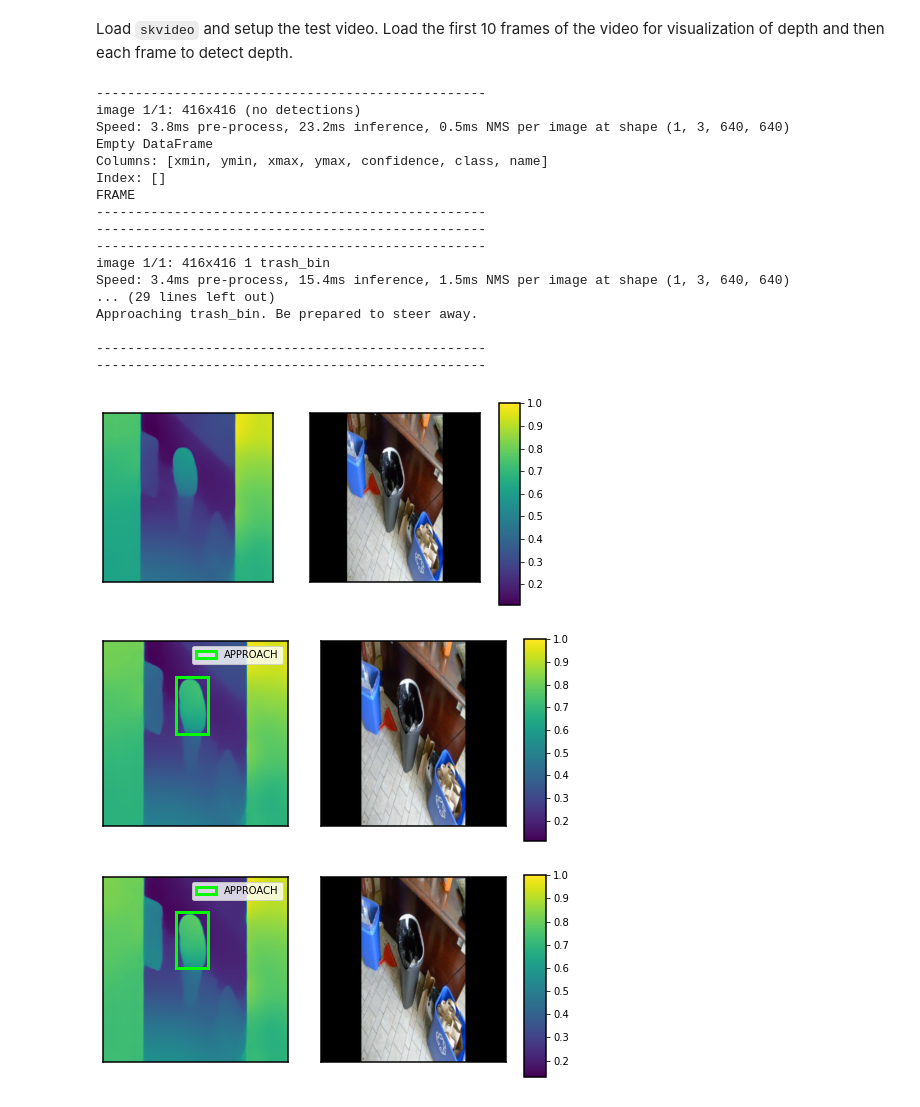
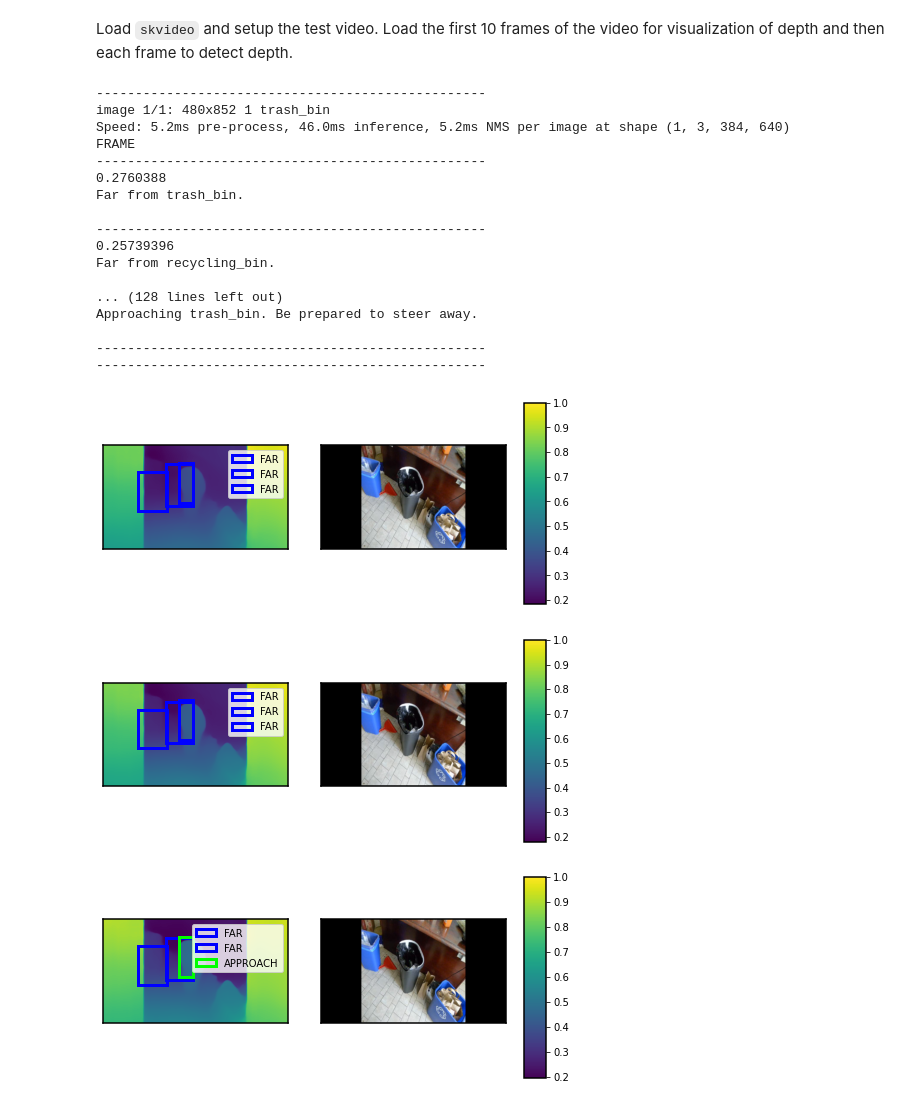
Before and after one commit to AstroNoodles/Mini-Projects, a Jupyter notebook: JR_Depth_Detection.ipynb, the cells around one changed output. Drawn from its saved outputs; the diff is of its cells as text; code cells hidden in the pictures.

```diff
--- a/JR_Depth_Detection.ipynb
+++ b/JR_Depth_Detection.ipynb
@@ -526,15 +526,17 @@ Far from barrier.
 Utility method to all of the steps in one method.
 # %%
 def full_depth_vis(yolo_model, midas_model,
-                   image, fig, ax, device, tick_parameters, color_bar_position, model_type="DPT Hybrid"):
+                   image, fig, ax):
   image = cv2.cvtColor(image, cv2.COLOR_BGR2RGB)
+
   image_lst = [image]
+  axes = [ax]
 
   bbox_lst: list = get_bboxes(yolo_model, image_lst)
 
-  bbox_df = scale_bboxes(bbox_lst, image_lst)
+  # bbox_df = scale_bboxes(bbox_lst, image_lst)
 
-  depth_vis(image_lst, midas_model, fig, [ax], bbox_df)
+  depth_vis(image_lst, midas_model, fig, axes, bbox_df)
 # %% [markdown]
 ### Now Onto Video!
 For Raspberry Pi and Pi Camera, set the parameter in `cv2.VideoCapture` to `0`, else set it to the file name of the video file.
@@ -558,43 +560,43 @@ Google Colab doesn't support **OpenCV** that well for video processing so `skvid
 Load `skvideo` and setup the test video. Load the first 10 frames of the video for visualization of depth and then each frame to detect depth.
 # %%
 frame_counter = 0
-FRAME_MAX = 20
+FRAME_MAX = 40
 
 videogen = skvideo.io.vreader(source)
 for frame in videogen:
-  frame = cv2.resize(frame, (DESIRED_WIDTH, DESIRED_HEIGHT), interpolation = cv2.INTER_AREA)
+  #frame = cv2.resize(frame, (DESIRED_WIDTH, DESIRED_HEIGHT), interpolation = cv2.INTER_AREA)
   #frame = crop(frame)
   if frame_counter % 5 == 0:
     print("-" * 50)
     fig, (ax1, ax2) = plt.subplots(1, 2)
-    full_depth_vis(model, midas, frame, fig, ax1, DEVICE, tick_params, color_bar_pos)
+    full_depth_vis(model, midas, frame, fig, ax1)
     ax2.imshow(frame)
 
     ax1.tick_params(**tick_params)
     ax2.tick_params(**tick_params)
     print("-" * 50)
   frame_counter += 1
 
   if frame_counter == FRAME_MAX:
     break
 # %% [output]
 --------------------------------------------------
-image 1/1: 416x416 (no detections)
-Speed: 3.8ms pre-process, 23.2ms inference, 0.5ms NMS per image at shape (1, 3, 640, 640)
-Empty DataFrame
-Columns: [xmin, ymin, xmax, ymax, confidence, class, name]
-Index: []
+image 1/1: 480x852 1 trash_bin
+Speed: 5.2ms pre-process, 46.0ms inference, 5.2ms NMS per image at shape (1, 3, 384, 640)
 FRAME
 --------------------------------------------------
+0.2760388
+Far from trash_bin.
+
 --------------------------------------------------
---------------------------------------------------
-image 1/1: 416x416 1 trash_bin
-Speed: 3.4ms pre-process, 15.4ms inference, 1.5ms NMS per image at shape (1, 3, 640, 640)
-... (29 lines left out)
+0.25739396
+Far from recycling_bin.
+
+... (128 lines left out)
 Approaching trash_bin. Be prepared to steer away.
 
 --------------------------------------------------
 --------------------------------------------------
-[figure, old version]
+[figure, new version]
-[figure, old version]
+[figure, new version]
-[figure, old version]
+[figure, new version]
```
Also changed, not shown: parts of 2 cells of this notebook.
